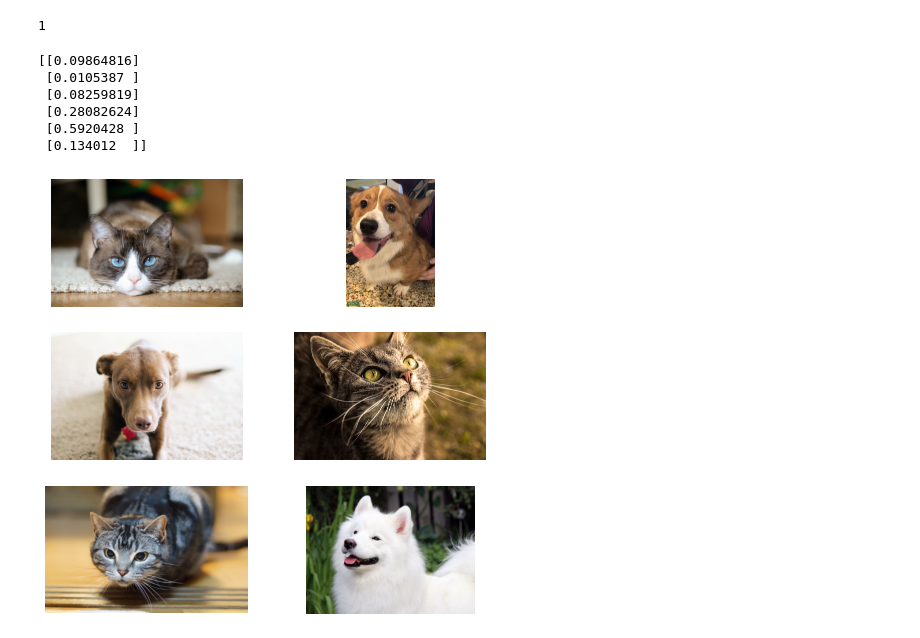
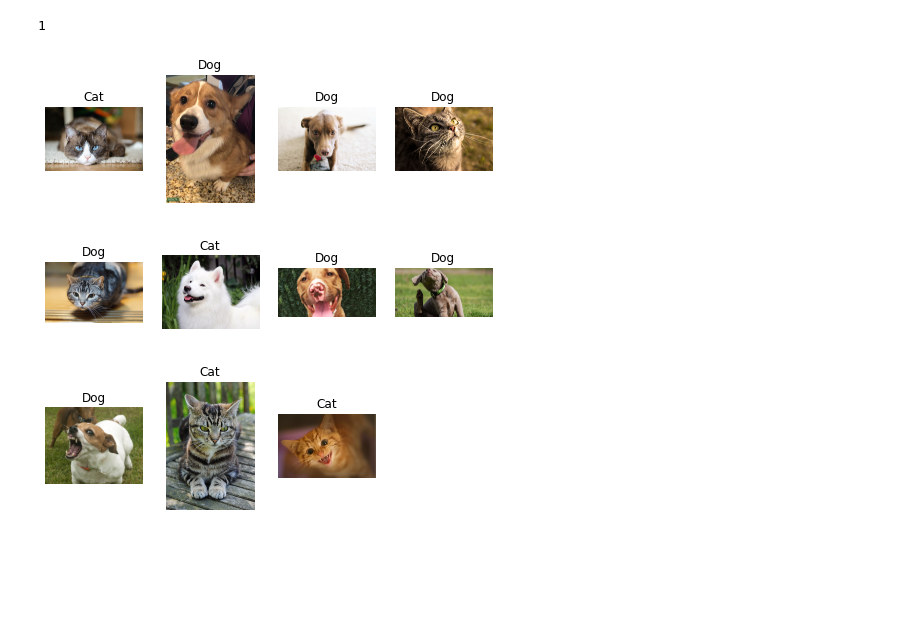
Before and after one commit to Thiago099/tensorflow-tutorial-cats-vs-dogs, a Jupyter notebook: main.ipynb, the cells around one changed output. Drawn from its saved outputs; the diff is of its cells as text; code cells hidden in the pictures; blank space fills up the shorter version.

```diff
--- a/main.ipynb
+++ b/main.ipynb
@@ -162,46 +166,48 @@ import matplotlib.pyplot as plt
 
 
 
 
 
 def download(links):
     result = []
     for link in links:
         result.append(Image.open(requests.get(link, stream = True).raw))
     return result
 
 def process(images):
+    processed = []
+    for image in images:
+        processed.append(cv2.resize(np.array(image.convert('L')), (IMG_SIZE, IMG_SIZE)))
+    prediction = model.predict([np.array(processed).reshape(-1, IMG_SIZE, IMG_SIZE, 1)])
     result = []
-    for image in images:
-        result.append(cv2.resize(np.array(image.convert('L')), (IMG_SIZE, IMG_SIZE)))
-    return model.predict(np.array(result).reshape(-1, IMG_SIZE, IMG_SIZE, 1)/255.0)
+    for i in prediction:
+        result.append(CATEGORIES[int(i[0])])
+    return result
 
 
 
 
-links = [
+links = tqdm([
     'https://external-content.duckduckgo.com/iu/?u=https%3A%2F%2Fd.newsweek.com%2Fen%2Ffull%2F1759425%2Fsnowshoe-cat.jpg&f=1&nofb=1'
     ,'https://external-content.duckduckgo.com/iu/?u=http%3A%2F%2Fwww.breedyourdog.com%2Fuploads%2Flisting_images%2F31363%2F87883%2Fbig_1569F636-2C84-4356-AC8F-E18C17152D81.jpeg&f=1&nofb=1'
     ,'https://external-content.duckduckgo.com/iu/?u=https%3A%2F%2Fwallup.net%2Fwp-content%2Fuploads%2F2018%2F10%2F06%2F336068-puppy-dog-pitbull.jpg&f=1&nofb=1'
     ,'https://external-content.duckduckgo.com/iu/?u=https%3A%2F%2Fwallup.net%2Fwp-content%2Fuploads%2F2017%2F11%2F23%2F514780-cat-cat_eyes-animals.jpg&f=1&nofb=1'
     ,'https://external-content.duckduckgo.com/iu/?u=https%3A%2F%2Fwallup.net%2Fwp-content%2Fuploads%2F2017%2F11%2F23%2F498099-animals-feline-cat.jpg&f=1&nofb=1'
     ,'https://external-content.duckduckgo.com/iu/?u=https%3A%2F%2Fwallup.net%2Fwp-content%2Fuploads%2F2018%2F10%2F07%2F766809-samoyed-dog-dogs-canine.jpg&f=1&nofb=1'
-]
-
+    ,'https://external-content.duckduckgo.com/iu/?u=https%3A%2F%2Fassets3.thrillist.com%2Fv1%2Fimage%2F2711190%2F1200x600%2Fcrop%3B&f=1&nofb=1'
+    ,'https://external-content.duckduckgo.com/iu/?u=https%3A%2F%2Fwww.businessinsider.in%2Fphoto%2F81878541%2F5-reasons-why-your-dog-is-constantly-scratching-themself.jpg%3Fimgsize%3D180883&f=1&nofb=1'
+    ,'https://external-content.duckduckgo.com/iu/?u=https%3A%2F%2Fwww.panaynews.net%2Fwp-content%2Fuploads%2F2019%2F12%2FRabid-Dog.jpg&f=1&nofb=1'
+    ,'https://external-content.duckduckgo.com/iu/?u=http%3A%2F%2Fwww.katyjon.com%2Fwp-content%2Fuploads%2F2014%2F10%2FTabby-macro.jpg&f=1&nofb=1'
+    ,'https://external-content.duckduckgo.com/iu/?u=http%3A%2F%2Fcdn.chatsports.com%2Fthumbnails%2F2045-1118-original.jpeg&f=1&nofb=1'
+])
 images = download(links)
 
 fig = plt.figure(figsize = (8, 8))
+label = process(images)
 for i in range(len(images)):
-    fig.add_subplot(3, 2, i+1)
+    ax = fig.add_subplot(3, 4, i+1)
+    ax.set_title(label[i])
     plt.axis('off')
     plt.imshow(images[i])
-
-print(process(images))
 # %% [output]
-[[0.09864816]
- [0.0105387 ]
- [0.08259819]
- [0.28082624]
- [0.5920428 ]
- [0.134012  ]]
-[figure, old version]
+[figure, new version]
```
Also changed, not shown: parts of 3 cells of this notebook, 4 other files.
